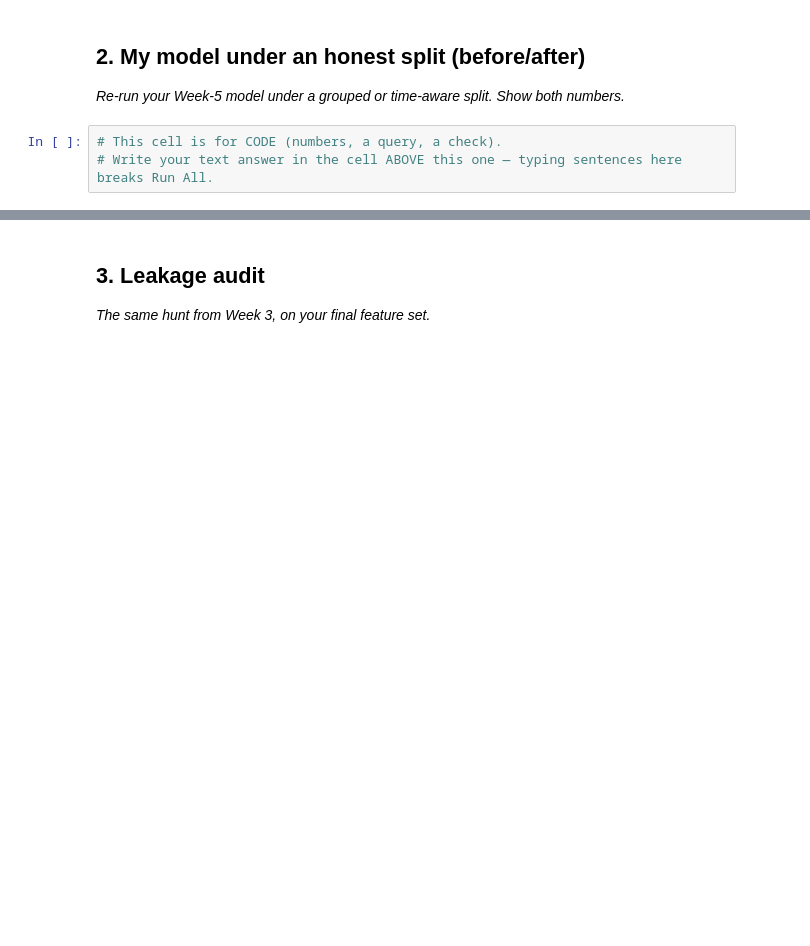
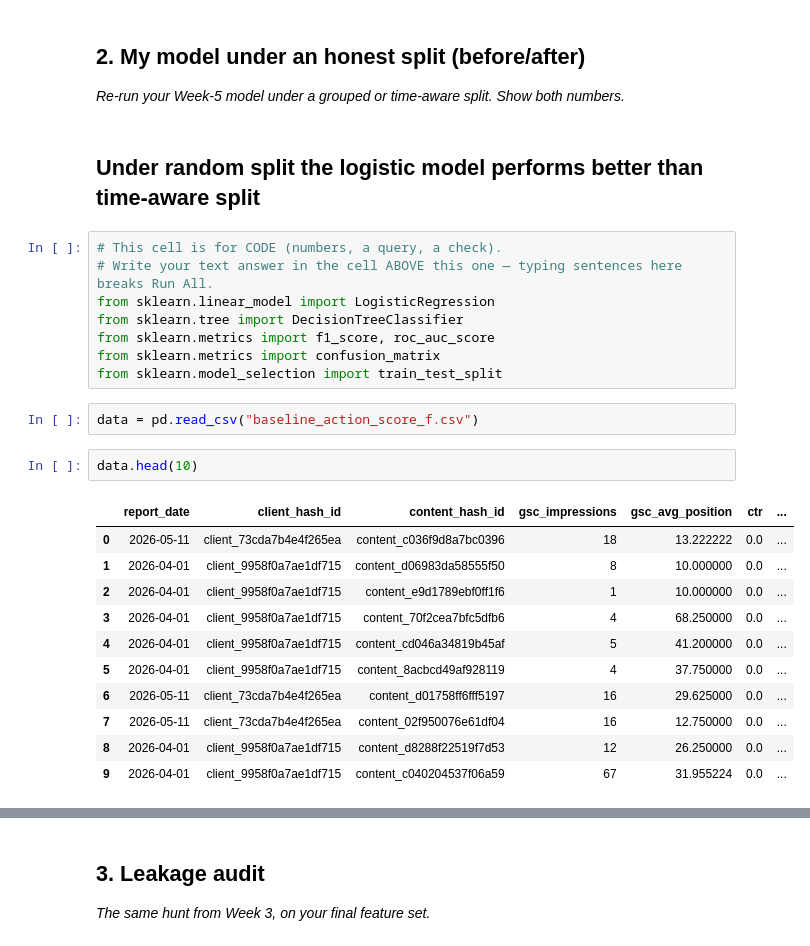
Before and after one commit to MuhammadFaizan0023/FlyRank_ML_internship_repo, a Jupyter notebook: work/notebooks/w06_validation_audit.ipynb, the cells around one changed output, grey strips where cells are left out. Drawn from its saved outputs; the diff is of its cells as text; blank space fills up the shorter version.

```diff
--- a/work/notebooks/w06_validation_audit.ipynb
+++ b/work/notebooks/w06_validation_audit.ipynb
@@ -152,6 +152,29 @@ display(audit_f2.sort_values('tier'))
 ## 2. My model under an honest split (before/after)
 
 *Re-run your Week-5 model under a grouped or time-aware split. Show both numbers.*
+# %% [markdown]
+## Under random split the logistic model performs better than time-aware split
 # %%
 # This cell is for CODE (numbers, a query, a check).
 # Write your text answer in the cell ABOVE this one — typing sentences here breaks Run All.
+from sklearn.linear_model import LogisticRegression
+from sklearn.tree import DecisionTreeClassifier
+from sklearn.metrics import f1_score, roc_auc_score
+from sklearn.metrics import confusion_matrix
+from sklearn.model_selection import train_test_split
+# %%
+data = pd.read_csv("baseline_action_score_f.csv")
+# %%
+data.head(10)
+# %% [output]
+|  | report_date | client_hash_id | content_hash_id | gsc_impressions | gsc_avg_position | ctr | ... |
+| 0 | 2026-05-11 | client_73cda7b4e4f265ea | content_c036f9d8a7bc0396 | 18 | 13.222222 | 0.0 | ... |
+| 1 | 2026-04-01 | client_9958f0a7ae1df715 | content_d06983da58555f50 | 8 | 10.000000 | 0.0 | ... |
+| 2 | 2026-04-01 | client_9958f0a7ae1df715 | content_e9d1789ebf0ff1f6 | 1 | 10.000000 | 0.0 | ... |
+| 3 | 2026-04-01 | client_9958f0a7ae1df715 | content_70f2cea7bfc5dfb6 | 4 | 68.250000 | 0.0 | ... |
+| 4 | 2026-04-01 | client_9958f0a7ae1df715 | content_cd046a34819b45af | 5 | 41.200000 | 0.0 | ... |
+| 5 | 2026-04-01 | client_9958f0a7ae1df715 | content_8acbcd49af928119 | 4 | 37.750000 | 0.0 | ... |
+| 6 | 2026-05-11 | client_73cda7b4e4f265ea | content_d01758ff6fff5197 | 16 | 29.625000 | 0.0 | ... |
+| 7 | 2026-05-11 | client_73cda7b4e4f265ea | content_02f950076e61df04 | 16 | 12.750000 | 0.0 | ... |
+| 8 | 2026-04-01 | client_9958f0a7ae1df715 | content_d8288f22519f7d53 | 12 | 26.250000 | 0.0 | ... |
+| 9 | 2026-04-01 | client_9958f0a7ae1df715 | content_c040204537f06a59 | 67 | 31.955224 | 0.0 | ... |
```
Also changed, not shown: parts of 16 cells of this notebook.
